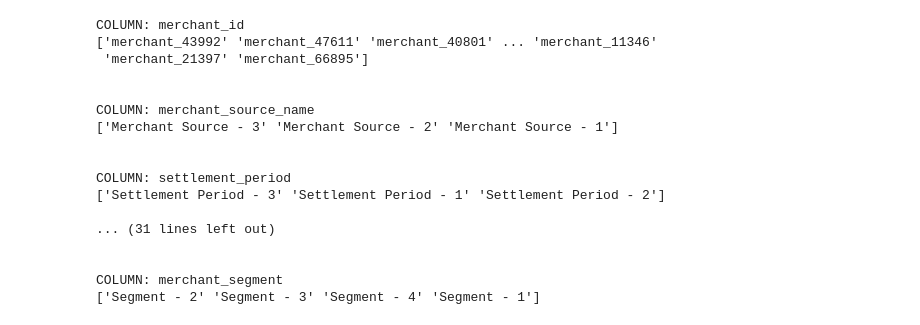
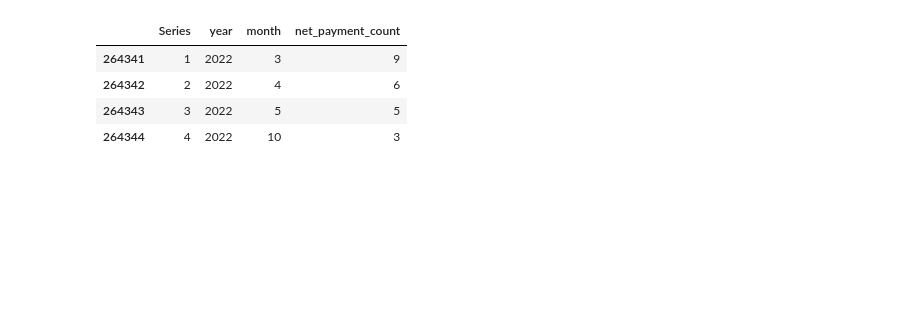
Before and after one commit to cuneytharp/iyzico_datathlon, a Jupyter notebook: Untitled.ipynb, the cells around one changed output. Saved outputs shown, nothing was run; the diff lists cells and outputs as text; code cells hidden in the pictures; blank space fills up the shorter version.

```diff
--- a/Untitled.ipynb
+++ b/Untitled.ipynb
@@ -65,23 +16,0 @@ memory usage: 20.0+ MB
-# %%
-for column in df.select_dtypes(include="object").columns:
-    print("COLUMN:",column)
-    print(df[column].unique())
-    print("\n")
-# %% [output]
-COLUMN: merchant_id
-['merchant_43992' 'merchant_47611' 'merchant_40801' ... 'merchant_11346'
- 'merchant_21397' 'merchant_66895']
-
-
-COLUMN: merchant_source_name
-['Merchant Source - 3' 'Merchant Source - 2' 'Merchant Source - 1']
-
-
-COLUMN: settlement_period
-['Settlement Period - 3' 'Settlement Period - 1' 'Settlement Period - 2']
-
-... (31 lines left out)
-
-
-COLUMN: merchant_segment
-['Segment - 2' 'Segment - 3' 'Segment - 4' 'Segment - 1']
@@ -87,0 +22,8 @@ COLUMN: merchant_segment
+# %%
+df_test
+# %% [output]
+|  | Series | year | month | net_payment_count |
+| 264341 | 1 | 2022 | 3 | 9 |
+| 264342 | 2 | 2022 | 4 | 6 |
+| 264343 | 3 | 2022 | 5 | 5 |
+| 264344 | 4 | 2022 | 10 | 3 |
```
Also changed, not shown: parts of 21 cells of this notebook, 2 other files.
